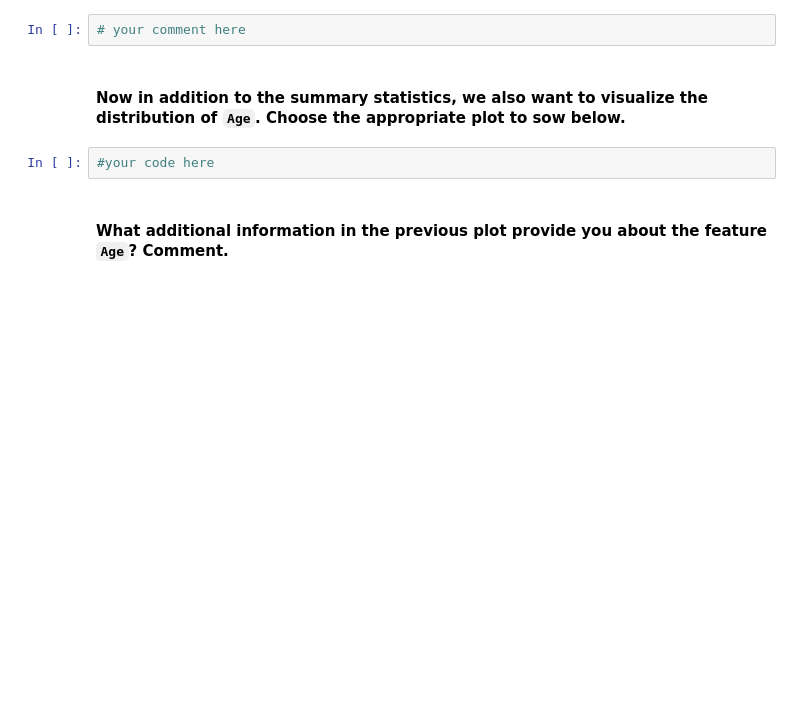
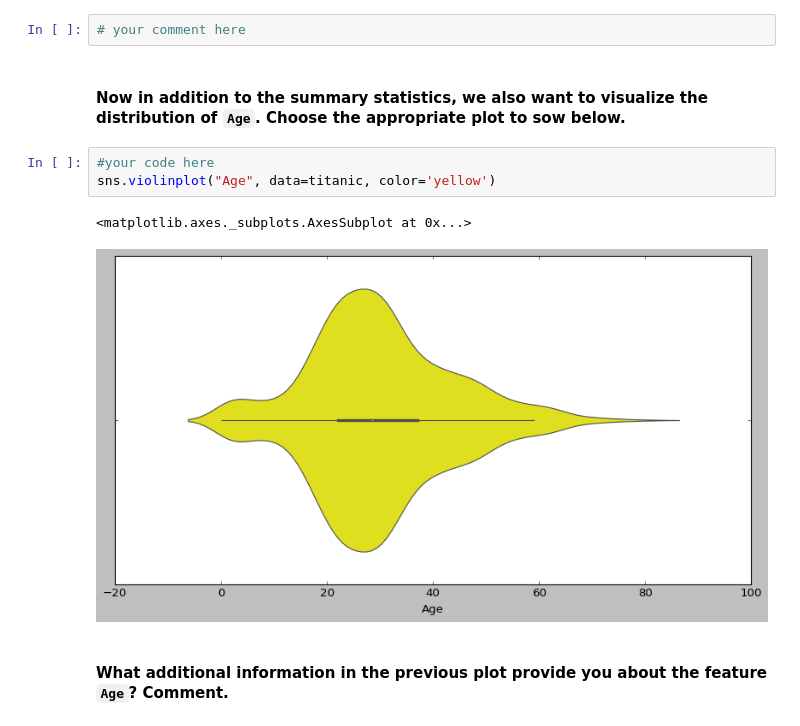
Before and after one commit to carlosmd14/datamad0119, a Jupyter notebook: module-2/lab-matplotlib-seaborn/your-code/challenge-3.ipynb, the cells around one changed output. Cells and saved outputs as stored; diff of their text form; blank space fills up the shorter version.

```diff
--- a/module-2/lab-matplotlib-seaborn/your-code/challenge-3.ipynb
+++ b/module-2/lab-matplotlib-seaborn/your-code/challenge-3.ipynb
@@ -169,6 +169,10 @@ sns.boxplot(y=titanic["Age"],color='lightblue', width=0.98)
 #### Now in addition to the summary statistics, we also want to visualize the distribution of `Age`. Choose the appropriate plot to sow below.
 # %%
 #your code here
+sns.violinplot("Age", data=titanic, color='yellow')
+# %% [output]
+<matplotlib.axes._subplots.AxesSubplot at 0x...>
+[figure, added]
 # %% [markdown]
 #### What additional information in the previous plot provide you about the feature `Age`? Comment.
 # %%
```
Also changed, not shown: parts of 6 cells of this notebook.
